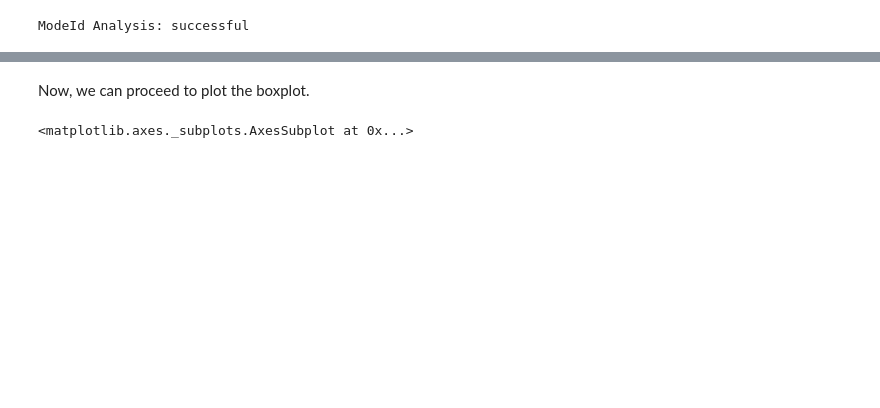
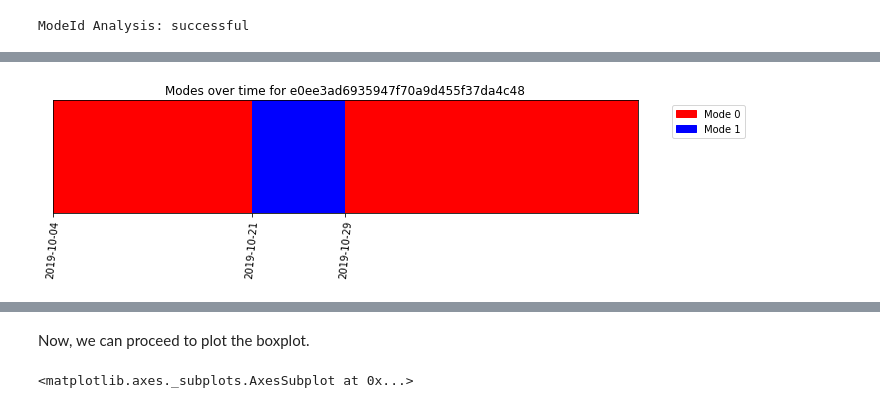
Before and after one commit to vikinganalytics/mvg, a Jupyter notebook: docs/source/content/examples/brief_overview.ipynb, the cells around one changed output, grey strips where cells are left out. Saved outputs shown, nothing was run; the diff lists cells and outputs as text; code cells hidden in the pictures; blank space fills up the shorter version.

```diff
--- a/docs/source/content/examples/brief_overview.ipynb
+++ b/docs/source/content/examples/brief_overview.ipynb
@@ -328,0 +456,4 @@ df_mode.head()
+# %%
+mode_results_parsed.plot()
+# %% [output]
+[figure, added]
```
Also changed, not shown: parts of 53 cells of this notebook.
